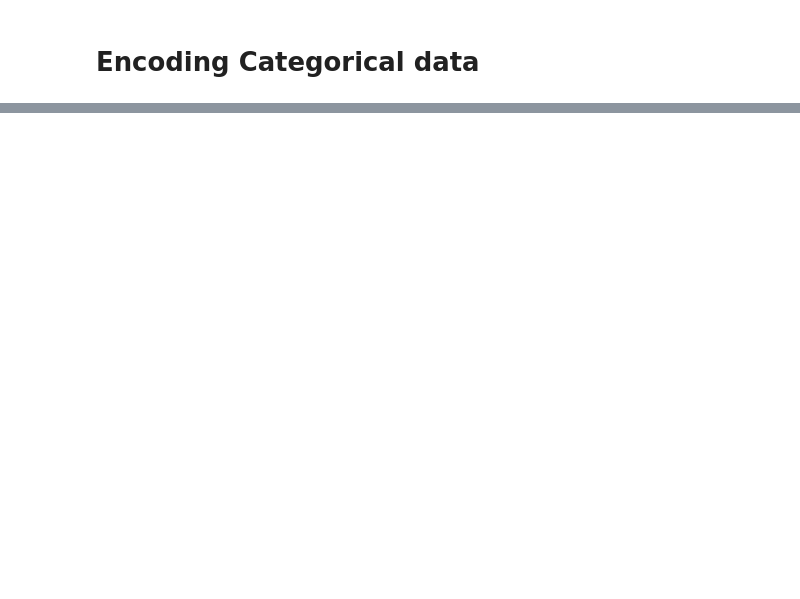
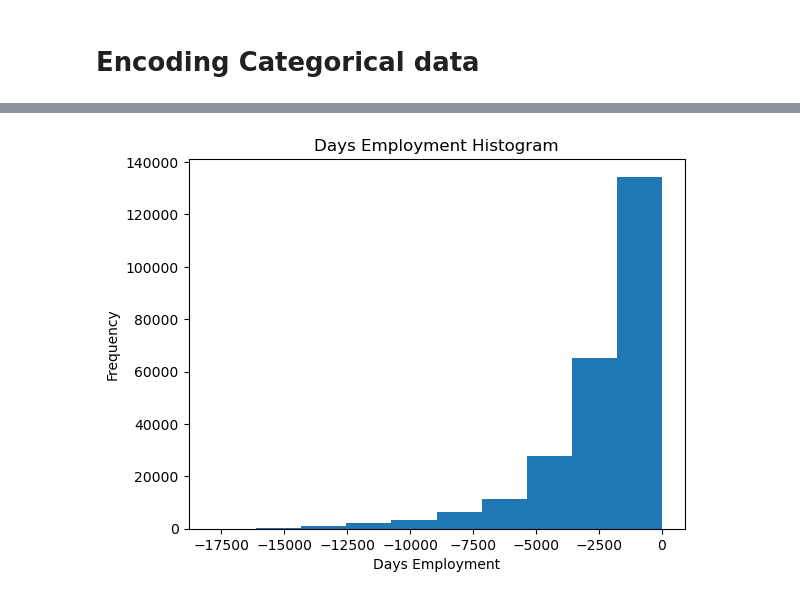
Before and after one commit to ABorda01/Project-Home-Credit-Default-Risk, a Jupyter notebook: manual.ipynb, the cells around one changed output, grey strips where cells are left out. Cells and saved outputs as stored; diff of their text form; code cells hidden in the pictures; blank space fills up the shorter version.

```diff
--- a/manual.ipynb
+++ b/manual.ipynb
@@ -9,6 +9,7 @@ pd.set_option('display.max_rows', 10)
 pd.set_option('display.min_rows', 6)
 # %%
 train = pd.read_csv('application_train.csv')
+test = pd.read_csv('application_test.csv')
 # %% [markdown]
 # Exploratory Data analysis (EDA)
 # %%
@@ -144,0 +222,17 @@ cat_var = pd.concat([Ord_trans, OH_trans], axis=1)
+# %%
+# Being or not anomalous clearly has weight on default rate predictions thus we take those as NaN's
+# then imputate with a column declaring anomality
+
+X_train['DAYS_EMPLOYED_ANOM'] = (X_train['DAYS_EMPLOYED'] == 365243)
+X_train['DAYS_EMPLOYED'] = X_train['DAYS_EMPLOYED'].replace(365243, np.nan)
+
+X_test['DAYS_EMPLOYED_ANOM'] = (X_test['DAYS_EMPLOYED'] == 365243)
+X_test['DAYS_EMPLOYED'] = X_test['DAYS_EMPLOYED'].replace(365243, np.nan)
+
+X_train['DAYS_BIRTH'] = np.abs(X_train['DAYS_BIRTH']) # Age is negative
+X_test['DAYS_BIRTH'] = np.abs(X_test['DAYS_BIRTH'])
+
+X_train['DAYS_EMPLOYED'].plot.hist(title = 'Days Employment Histogram');
+plt.xlabel('Days Employment');
+# %% [output]
+[figure, added]
```
Also changed, not shown: parts of 14 cells of this notebook, 2 other files.
